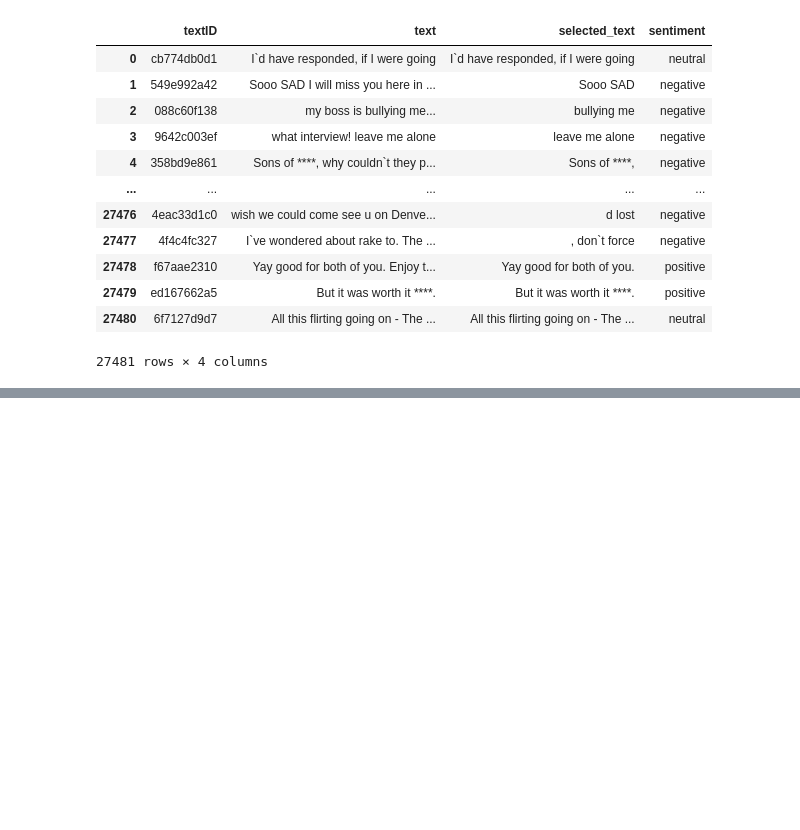
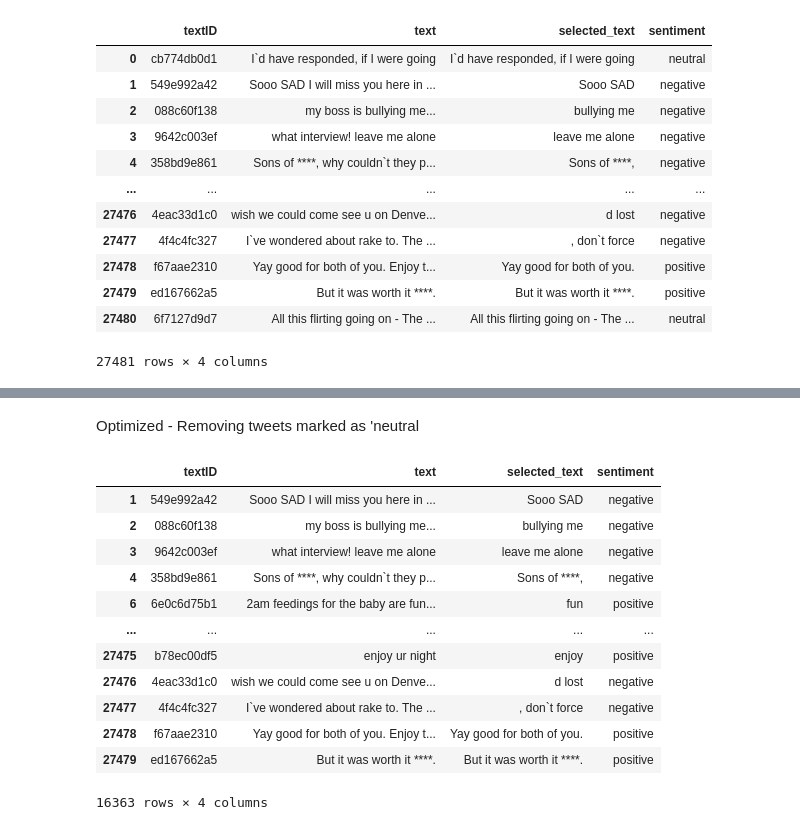
Before and after one commit to mcmanuscw/Project_4-Group_1, a Jupyter notebook: naive_bayes_model.ipynb, the cells around one changed output, grey strips where cells are left out. Cells and saved outputs as stored; diff of their text form; code cells hidden in the pictures; blank space fills up the shorter version.

Commit message:
adding optimized version of naive bayes

```diff
--- a/naive_bayes_model.ipynb
+++ b/naive_bayes_model.ipynb
@@ -204,0 +206,20 @@ Accuracy of model at predicting reviews was: 0.505579
+# %% [markdown]
+Optimized - Removing tweets marked as 'neutral
+# %%
+optimized_df = pd.read_csv("/content/Tweets.csv")
+optimized_df=optimized_df.loc[optimized_df['sentiment']!="neutral"]
+optimized_df
+# %% [output]
+|  | textID | text | selected_text | sentiment |
+| 1 | 549e992a42 | Sooo SAD I will miss you here in ... | Sooo SAD | negative |
+| 2 | 088c60f138 | my boss is bullying me... | bullying me | negative |
+| 3 | 9642c003ef | what interview! leave me alone | leave me alone | negative |
+| 4 | 358bd9e861 | Sons of ****, why couldn`t they p... | Sons of ****, | negative |
+| 6 | 6e0c6d75b1 | 2am feedings for the baby are fun... | fun | positive |
+| ... | ... | ... | ... | ... |
+| 27475 | b78ec00df5 | enjoy ur night | enjoy | positive |
+| 27476 | 4eac33d1c0 | wish we could come see u on Denve... | d lost | negative |
+| 27477 | 4f4c4fc327 | I`ve wondered about rake to. The ... | , don`t force | negative |
+| 27478 | f67aae2310 | Yay good for both of you. Enjoy t... | Yay good for both of you. | positive |
+| 27479 | ed167662a5 | But it was worth it ****. | But it was worth it ****. | positive |
+16363 rows × 4 columns
```
Also changed, not shown: parts of 13 cells of this notebook.
